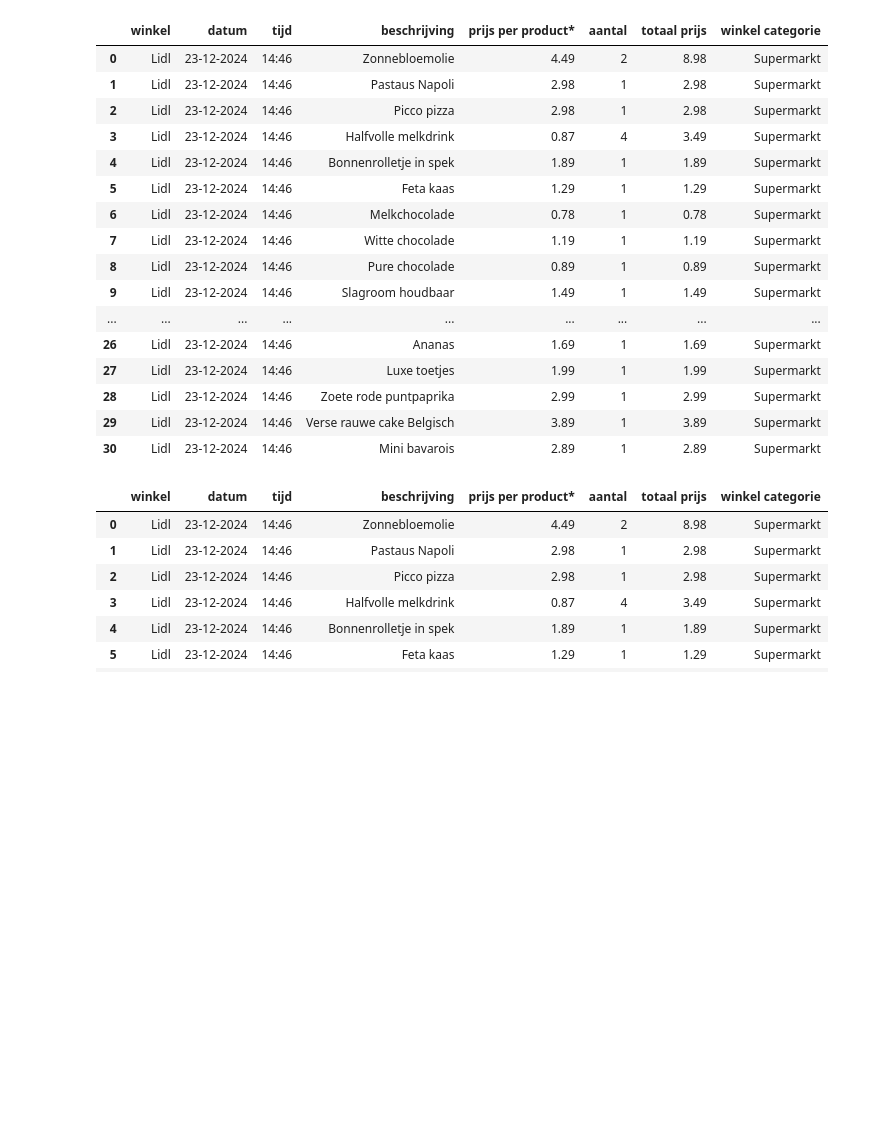
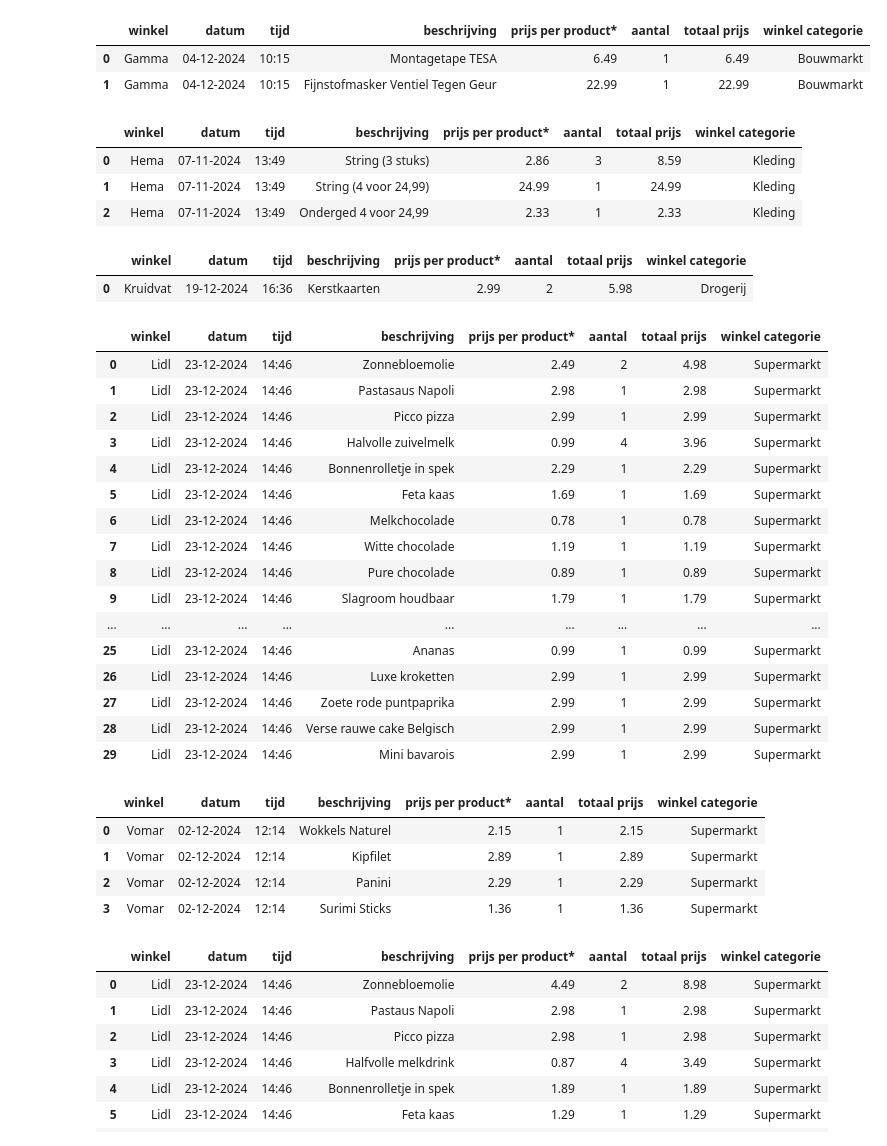
Before and after one commit to FemkeBakker/kassabonnen, a Jupyter notebook: chatgpt.ipynb, the cells around one changed output. Saved outputs shown, nothing was run; the diff lists cells and outputs as text; code cells hidden in the pictures; blank space fills up the shorter version.

```diff
--- a/chatgpt.ipynb
+++ b/chatgpt.ipynb
@@ -6,8 +6,9 @@ with open(file_path, 'r') as file:
 # %%
 import os
 
+main_drive_folder_path = "G:\Mijn Drive\Kassabonnen"
+
 # get all file names of receipts in New folder -> receipts that need to be extracted.
-folder_path = 'fotos/New'
-file_names = os.listdir(folder_path)
+file_names = os.listdir(f"{main_drive_folder_path}/fotos/supermarkt")
 print(file_names)
 # %% [output]
@@ -33,12 +34,15 @@ prompt = """Geef informatie over de aankopen op de bon terug. Dit is een voorbee
     {
         "beschrijving": "Wokkels Naturel",
         "aantal": 1,
-        "totaal prijs": 2.69
+        "totaal prijs": 2.69,
+        "originele prijs per stuk": 2.69
     },
     {
         "beschrijving": "Unox Groente Soep",
         "aantal": 3,
-        "totaal prijs": 4.8
+        "totaal prijs": 4.8,
+        "originele prijs per stuk": 1.60
+
     }
     ],
     "totaal prijs": 11.03,
@@ -98,7 +102,7 @@ def extract_csv_from_response(response):
     df['tijd'] = data['tijd']
     df['winkel categorie'] = data['winkel categorie']
     df['prijs per product*'] = round(df['totaal prijs']/df['aantal'],2)
-    df = df[['winkel', 'datum', 'tijd', 'beschrijving', 'prijs per product*', 'aantal', 'totaal prijs', 'winkel categorie']]
+    df = df[['winkel', 'datum', 'tijd', 'beschrijving', 'prijs per product*', "originele prijs per stuk",'aantal', 'totaal prijs', 'winkel categorie']]
 
     total = {'prijs': data['totaal prijs'], 'aantal': data['totaal aantal producten']}
     return df, total
@@ -128,55 +181,69 @@ import shutil
 import time
 
 # for each foto of receipt extract information.
-for receipt in file_names[3:4]:
+for receipt in file_names:
     # encode each foto
     image_path = f"{folder_path}/{receipt}"
     base64_image = encode_image(image_path)
 
     # prompt chatgpt to extract information from receipt
     start_time = time.time()
     response = prompt_chatgpt(base64_image)
     elapsed_time = time.time() - start_time
 
     df_products, total = extract_csv_from_response(response)
     display(df_products)
 
     df_overview, id = create_overview_csv(df_products, elapsed_time, response, total)
 
 
     # save and update csv file
     if os.path.exists("extracted_data/records_products_csv.csv"):
         previous_records = pd.read_csv("extracted_data/records_products_csv.csv")
         df_products = pd.concat([previous_records, df_products])
 
     df_products.to_csv("extracted_data/records_products_csv.csv", index=False)
 
 
     if os.path.exists("extracted_data/overview_csv.csv"):
         previous_records = pd.read_csv("extracted_data/overview_csv.csv")
         df_overview = pd.concat([previous_records, df_overview])
 
     df_overview.to_csv("extracted_data/overview_csv.csv", index=False)
 
     shutil.move(image_path, f"fotos/Done/{id}.jpg")
 # %% [output]
 |  | winkel | datum | tijd | beschrijving | prijs per product* | aantal | totaal prijs | winkel categorie |
-| 0 | Lidl | 23-12-2024 | 14:46 | Zonnebloemolie | 4.49 | 2 | 8.98 | Supermarkt |
-| 1 | Lidl | 23-12-2024 | 14:46 | Pastaus Napoli | 2.98 | 1 | 2.98 | Supermarkt |
-| 2 | Lidl | 23-12-2024 | 14:46 | Picco pizza | 2.98 | 1 | 2.98 | Supermarkt |
-| 3 | Lidl | 23-12-2024 | 14:46 | Halfvolle melkdrink | 0.87 | 4 | 3.49 | Supermarkt |
-| 4 | Lidl | 23-12-2024 | 14:46 | Bonnenrolletje in spek | 1.89 | 1 | 1.89 | Supermarkt |
-| 5 | Lidl | 23-12-2024 | 14:46 | Feta kaas | 1.29 | 1 | 1.29 | Supermarkt |
-| 6 | Lidl | 23-12-2024 | 14:46 | Melkchocolade | 0.78 | 1 | 0.78 | Supermarkt |
-| 7 | Lidl | 23-12-2024 | 14:46 | Witte chocolade | 1.19 | 1 | 1.19 | Supermarkt |
-| 8 | Lidl | 23-12-2024 | 14:46 | Pure chocolade | 0.89 | 1 | 0.89 | Supermarkt |
-| 9 | Lidl | 23-12-2024 | 14:46 | Slagroom houdbaar | 1.49 | 1 | 1.49 | Supermarkt |
-| ... | ... | ... | ... | ... | ... | ... | ... | ... |
-| 26 | Lidl | 23-12-2024 | 14:46 | Ananas | 1.69 | 1 | 1.69 | Supermarkt |
-| 27 | Lidl | 23-12-2024 | 14:46 | Luxe toetjes | 1.99 | 1 | 1.99 | Supermarkt |
-| 28 | Lidl | 23-12-2024 | 14:46 | Zoete rode puntpaprika | 2.99 | 1 | 2.99 | Supermarkt |
-| 29 | Lidl | 23-12-2024 | 14:46 | Verse rauwe cake Belgisch | 3.89 | 1 | 3.89 | Supermarkt |
-| 30 | Lidl | 23-12-2024 | 14:46 | Mini bavarois | 2.89 | 1 | 2.89 | Supermarkt |
+| 0 | Gamma | 04-12-2024 | 10:15 | Montagetape TESA | 6.49 | 1 | 6.49 | Bouwmarkt |
+| 1 | Gamma | 04-12-2024 | 10:15 | Fijnstofmasker Ventiel Tegen Geur | 22.99 | 1 | 22.99 | Bouwmarkt |
+|  | winkel | datum | tijd | beschrijving | prijs per product* | aantal | totaal prijs | winkel categorie |
+| 0 | Hema | 07-11-2024 | 13:49 | String (3 stuks) | 2.86 | 3 | 8.59 | Kleding |
+| 1 | Hema | 07-11-2024 | 13:49 | String (4 voor 24,99) | 24.99 | 1 | 24.99 | Kleding |
+| 2 | Hema | 07-11-2024 | 13:49 | Onderged 4 voor 24,99 | 2.33 | 1 | 2.33 | Kleding |
+|  | winkel | datum | tijd | beschrijving | prijs per product* | aantal | totaal prijs | winkel categorie |
+| 0 | Kruidvat | 19-12-2024 | 16:36 | Kerstkaarten | 2.99 | 2 | 5.98 | Drogerij |
+|  | winkel | datum | tijd | beschrijving | prijs per product* | aantal | totaal prijs | winkel categorie |
+| 0 | Lidl | 23-12-2024 | 14:46 | Zonnebloemolie | 2.49 | 2 | 4.98 | Supermarkt |
+| 1 | Lidl | 23-12-2024 | 14:46 | Pastasaus Napoli | 2.98 | 1 | 2.98 | Supermarkt |
+| 2 | Lidl | 23-12-2024 | 14:46 | Picco pizza | 2.99 | 1 | 2.99 | Supermarkt |
+| 3 | Lidl | 23-12-2024 | 14:46 | Halvolle zuivelmelk | 0.99 | 4 | 3.96 | Supermarkt |
+| 4 | Lidl | 23-12-2024 | 14:46 | Bonnenrolletje in spek | 2.29 | 1 | 2.29 | Supermarkt |
+| 5 | Lidl | 23-12-2024 | 14:46 | Feta kaas | 1.69 | 1 | 1.69 | Supermarkt |
+| 6 | Lidl | 23-12-2024 | 14:46 | Melkchocolade | 0.78 | 1 | 0.78 | Supermarkt |
+| 7 | Lidl | 23-12-2024 | 14:46 | Witte chocolade | 1.19 | 1 | 1.19 | Supermarkt |
+| 8 | Lidl | 23-12-2024 | 14:46 | Pure chocolade | 0.89 | 1 | 0.89 | Supermarkt |
+| 9 | Lidl | 23-12-2024 | 14:46 | Slagroom houdbaar | 1.79 | 1 | 1.79 | Supermarkt |
+| ... | ... | ... | ... | ... | ... | ... | ... | ... |
+| 25 | Lidl | 23-12-2024 | 14:46 | Ananas | 0.99 | 1 | 0.99 | Supermarkt |
+| 26 | Lidl | 23-12-2024 | 14:46 | Luxe kroketten | 2.99 | 1 | 2.99 | Supermarkt |
+| 27 | Lidl | 23-12-2024 | 14:46 | Zoete rode puntpaprika | 2.99 | 1 | 2.99 | Supermarkt |
+| 28 | Lidl | 23-12-2024 | 14:46 | Verse rauwe cake Belgisch | 2.99 | 1 | 2.99 | Supermarkt |
+| 29 | Lidl | 23-12-2024 | 14:46 | Mini bavarois | 2.99 | 1 | 2.99 | Supermarkt |
+|  | winkel | datum | tijd | beschrijving | prijs per product* | aantal | totaal prijs | winkel categorie |
+| 0 | Vomar | 02-12-2024 | 12:14 | Wokkels Naturel | 2.15 | 1 | 2.15 | Supermarkt |
+| 1 | Vomar | 02-12-2024 | 12:14 | Kipfilet | 2.89 | 1 | 2.89 | Supermarkt |
+| 2 | Vomar | 02-12-2024 | 12:14 | Panini | 2.29 | 1 | 2.29 | Supermarkt |
+| 3 | Vomar | 02-12-2024 | 12:14 | Surimi Sticks | 1.36 | 1 | 1.36 | Supermarkt |
 # %%
 display(df_products)
 # %% [output]
```
Also changed, not shown: parts of 10 cells of this notebook.
